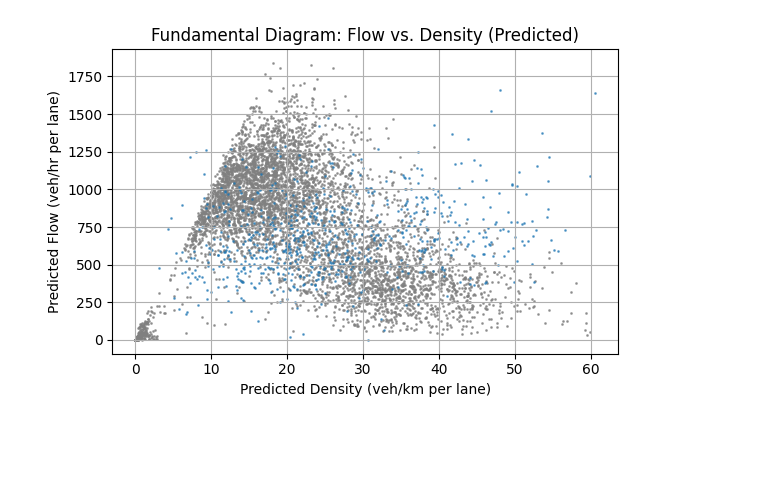
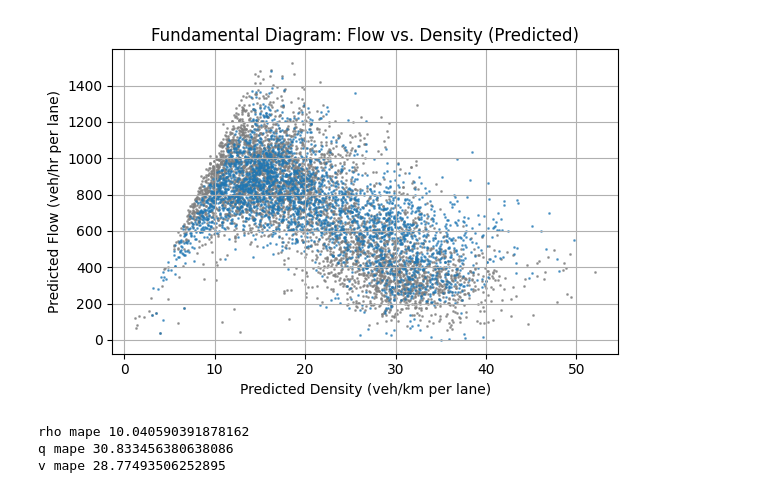
Before and after one commit to woxsao/macroscopic-sim-calibration, a Jupyter notebook: Optimization.ipynb, the cells around one changed output. Saved outputs shown, nothing was run; the diff lists cells and outputs as text; code cells hidden in the pictures; blank space fills up the shorter version.

```diff
--- a/Optimization.ipynb
+++ b/Optimization.ipynb
@@ -30,7 +6,20 @@ print(df)
 # %%
-rho_hat = df["Density"]
-q_hat = df["Flow"]
-C_i = np.mean(sorted(q_hat)[-5:])
+# rho_hat = df["Density"]
+# q_hat = df["Flow"]
+# print(max(q_hat))
+# C_i = np.mean(sorted(q_hat)[-5:])
+# print("C_i", C_i)
+# K = len(rho_hat)
+
+
+q_hat = np.load("flow_5sec_200m_1hr.npy")
+print(np.max(q_hat))
+rho_hat = np.load("density_5sec_200m_1hr.npy")
+print(rho_hat.shape)
+flattened_q_hat = q_hat.flatten()
+print(max(flattened_q_hat))
+flattened_rho_hat = rho_hat.flatten()
+C_i = np.mean(np.sort(flattened_q_hat)[-5:])
 print("C_i", C_i)
-K = len(rho_hat)
+K = len(flattened_rho_hat)
 # %% [output]
@@ -40,12 +32,12 @@ model = ConcreteModel()
 model.k = RangeSet(0, K - 1)
 
 # Data parameters
-model.rho_hat = Param(model.k, initialize={k: rho_hat[k] for k in range(K)})
-model.q_hat = Param(model.k, initialize={k: q_hat[k] for k in range(K)})
+model.rho_hat = Param(model.k, initialize={k: flattened_rho_hat[k] for k in range(K)})
+model.q_hat = Param(model.k, initialize={k: flattened_q_hat[k] for k in range(K)})
 model.C = Param(initialize=C_i)  # FIXED
 
 # Variables to optimize
-model.rho_crit = Var(bounds=(1e-2, max(rho_hat)), initialize=np.median(rho_hat))
+model.rho_crit = Var(bounds=(1e-2, max(flattened_rho_hat)), initialize=np.median(flattened_rho_hat))
 model.V_free = Var(bounds=(10, 150), initialize=60)
 model.a = Var(bounds=(0.01, 10), initialize=1.0)
 
@@ -344,22 +350,17 @@ eta high 5.436893292578005
 # %%
 # Extract shape
-q_array = rho_pred_array * v_pred_array*4
-rho_half = rho_pred_array[:, 8:10].flatten()
-q_half = q_array[:, 2:4].flatten()
-# Flatten for scatter plot
-rho_flat = rho_pred_array.flatten()
-q_flat = q_array.flatten()
+q_array = rho_pred_array * v_pred_array
 
 # Plot
 plt.figure(figsize=(6, 4))
 # plt.plot(rho_range, q_fit, linewidth=2.5, label='Fitted FD1', zorder=10)
-plt.scatter(rho_hat, q_hat, color='gray', alpha=0.7,s = 1, label='Data')
-plt.scatter(rho_half, q_half, alpha=0.6, s=1)
+plt.scatter(rho_hat[:,:], q_hat[:,:], color='gray', alpha=0.7,s = 1, label='Data')
+plt.scatter(rho_pred_array, q_array, alpha=0.6, s=1)
 plt.xlabel("Predicted Density (veh/km per lane)")
 plt.ylabel("Predicted Flow (veh/hr per lane)")
 plt.title("Fundamental Diagram: Flow vs. Density (Predicted)")
 plt.grid(True)
 plt.tight_layout()
 plt.show()
 # %% [output]
-[figure, old version]
+[figure, new version]
@@ -365,0 +387,8 @@ plt.show()
+# %%
+print("rho mape", mape(rho_hat[:,1:-1], rho_pred_array))
+print("q mape", mape(q_hat[:, 1:-1], q_array))
+print("v mape", mape(v_hat[:, 1:-1], v_pred_array))
+# %% [output]
+rho mape 10.040590391878162
+q mape 30.833456380638086
+v mape 28.77493506252895
```
Also changed, not shown: parts of 10 cells of this notebook, 9 other files.
